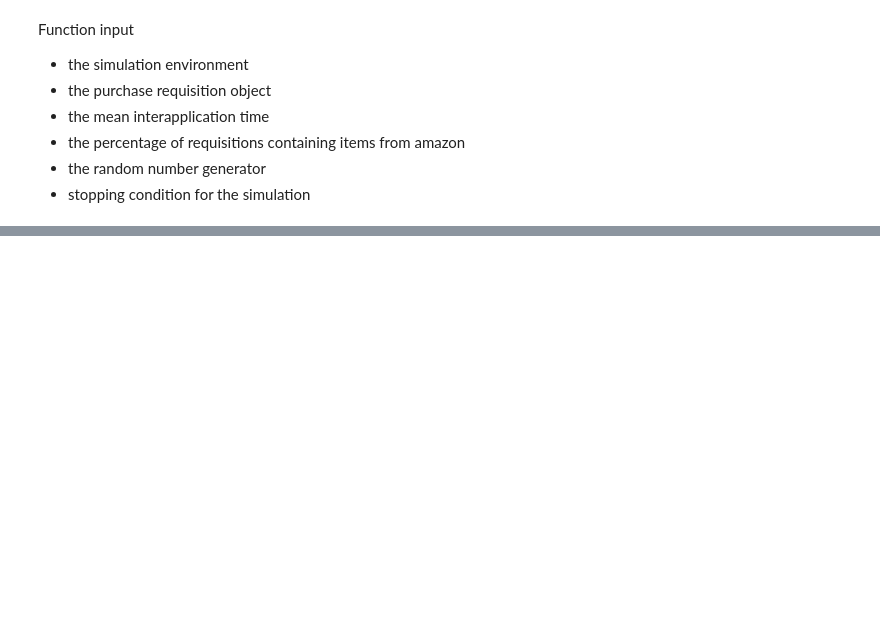
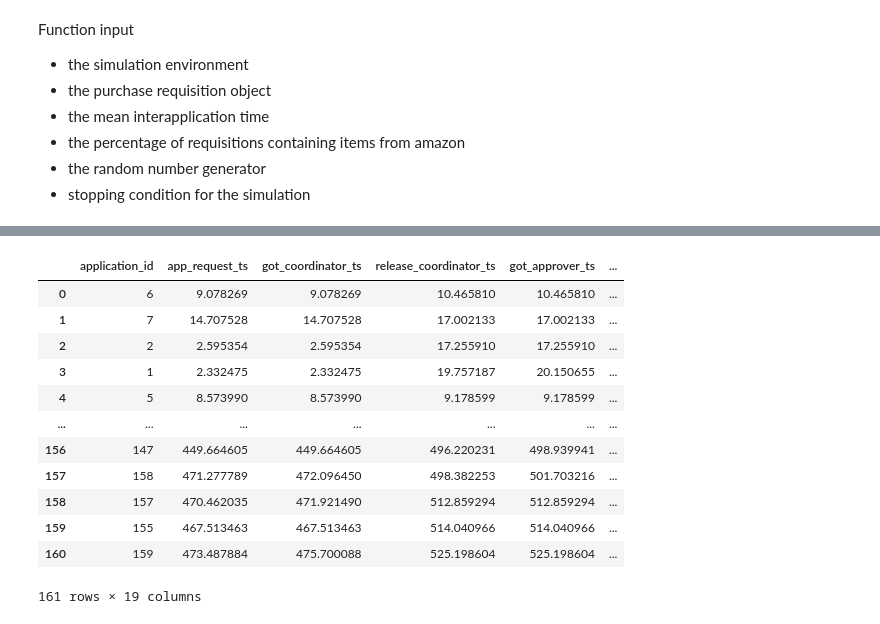
Before and after one commit to OsarodionOdion/DES_model, a Jupyter notebook: PR_simulation.ipynb, the cells around one changed output, grey strips where cells are left out. Drawn from its saved outputs; the diff is of its cells as text; code cells hidden in the pictures; blank space fills up the shorter version.

```diff
--- a/PR_simulation.ipynb
+++ b/PR_simulation.ipynb
@@ -443,0 +434,17 @@ Simulation ended at time 492.6635974922499
+# %%
+pr_application_log_df = compute_durations(pr_application_log_df)
+pr_application_log_df
+# %% [output]
+|  | application_id | app_request_ts | got_coordinator_ts | release_coordinator_ts | got_approver_ts | ... |
+| 0 | 6 | 9.078269 | 9.078269 | 10.465810 | 10.465810 | ... |
+| 1 | 7 | 14.707528 | 14.707528 | 17.002133 | 17.002133 | ... |
+| 2 | 2 | 2.595354 | 2.595354 | 17.255910 | 17.255910 | ... |
+| 3 | 1 | 2.332475 | 2.332475 | 19.757187 | 20.150655 | ... |
+| 4 | 5 | 8.573990 | 8.573990 | 9.178599 | 9.178599 | ... |
+| ... | ... | ... | ... | ... | ... | ... |
+| 156 | 147 | 449.664605 | 449.664605 | 496.220231 | 498.939941 | ... |
+| 157 | 158 | 471.277789 | 472.096450 | 498.382253 | 501.703216 | ... |
+| 158 | 157 | 470.462035 | 471.921490 | 512.859294 | 512.859294 | ... |
+| 159 | 155 | 467.513463 | 467.513463 | 514.040966 | 514.040966 | ... |
+| 160 | 159 | 473.487884 | 475.700088 | 525.198604 | 525.198604 | ... |
+161 rows × 19 columns
```
Also changed, not shown: parts of 18 cells of this notebook.
